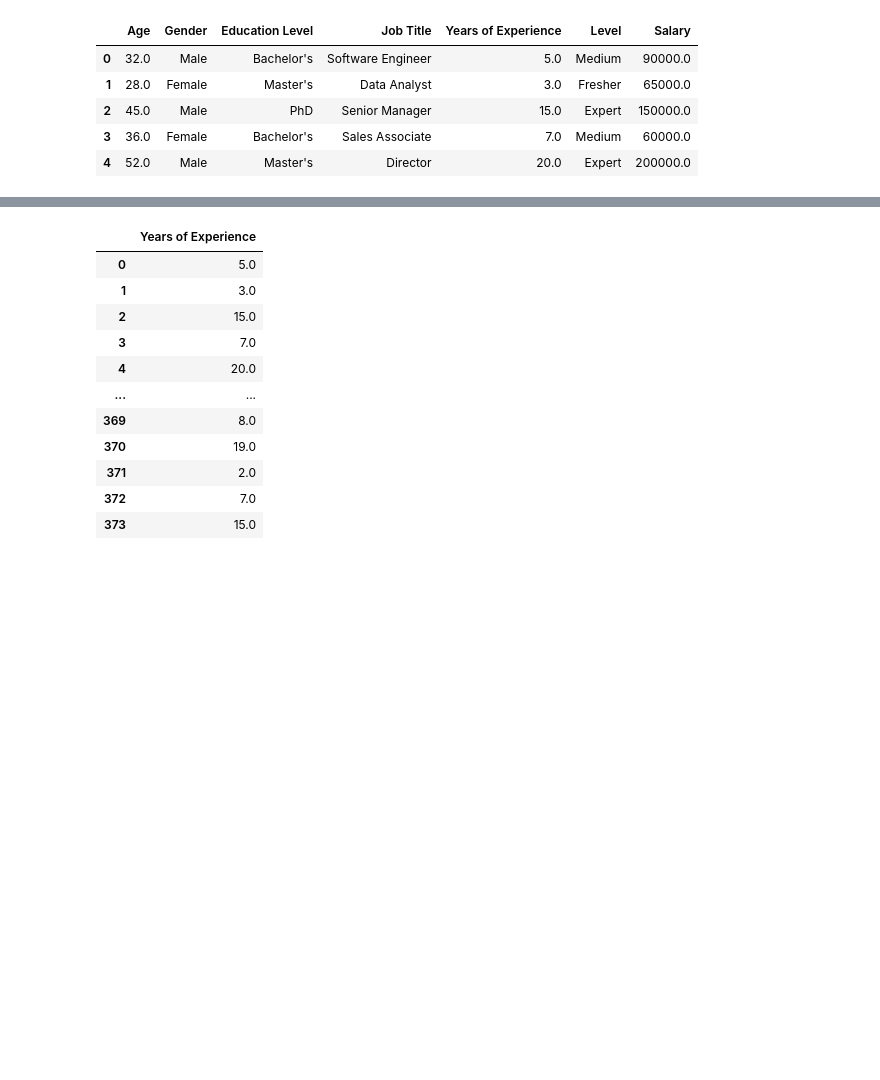
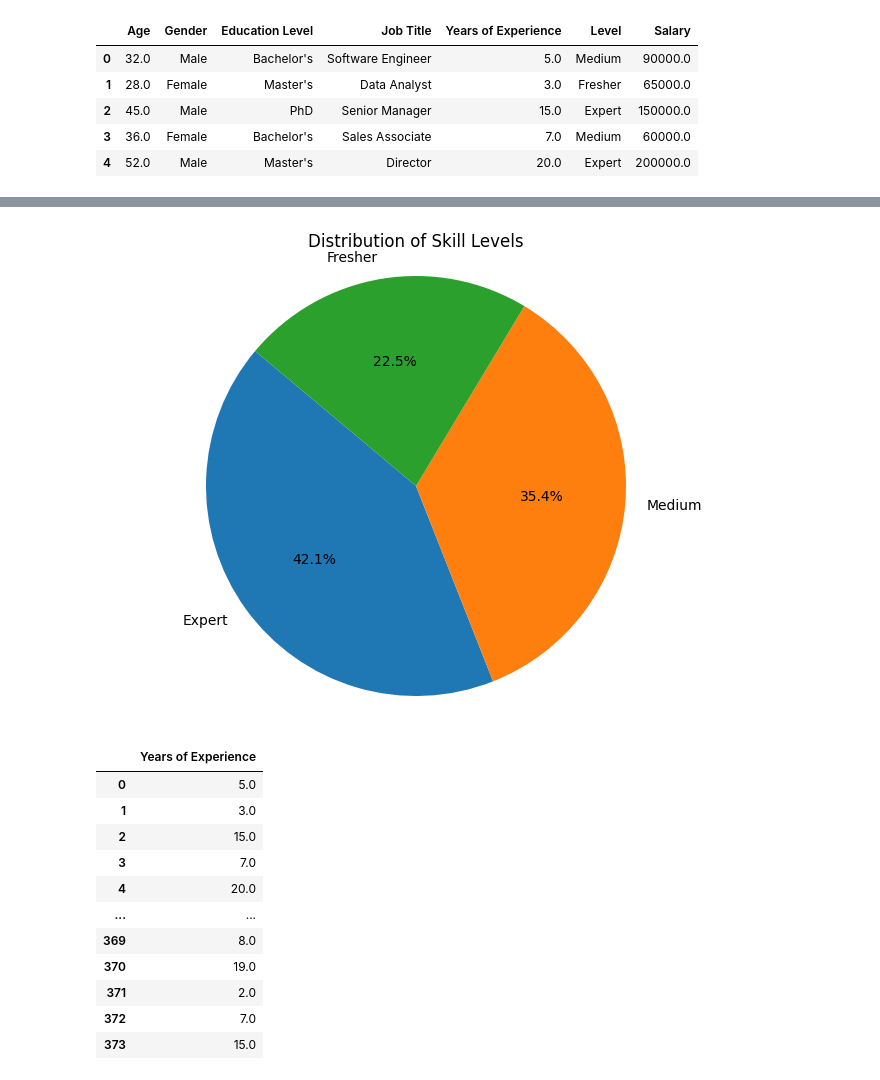
Before and after one commit to sivareddy-001/project_2, a Jupyter notebook: Cleaning.ipynb, the cells around one changed output, grey strips where cells are left out. Saved outputs shown, nothing was run; the diff lists cells and outputs as text; code cells hidden in the pictures; blank space fills up the shorter version.

```diff
--- a/Cleaning.ipynb
+++ b/Cleaning.ipynb
@@ -96,3 +107,13 @@ df.head()
+# %%
+# Visualize the relationship between skill level and salary by using pie chart
+skill_counts = df['Level'].value_counts()
+plt.figure(figsize=(8,6))
+plt.pie(skill_counts, labels=skill_counts.index, autopct='%1.1f%%', startangle=140)
+plt.title('Distribution of Skill Levels')
+plt.axis('equal')
+plt.show()
+# %% [output]
+[figure, added]
 # %%
 # Defining x and y values
 x = df.drop(['Age','Salary', 'Gender','Education Level','Level', 'Job Title'], axis=1)
```
Also changed, not shown: parts of 1 cell of this notebook.
